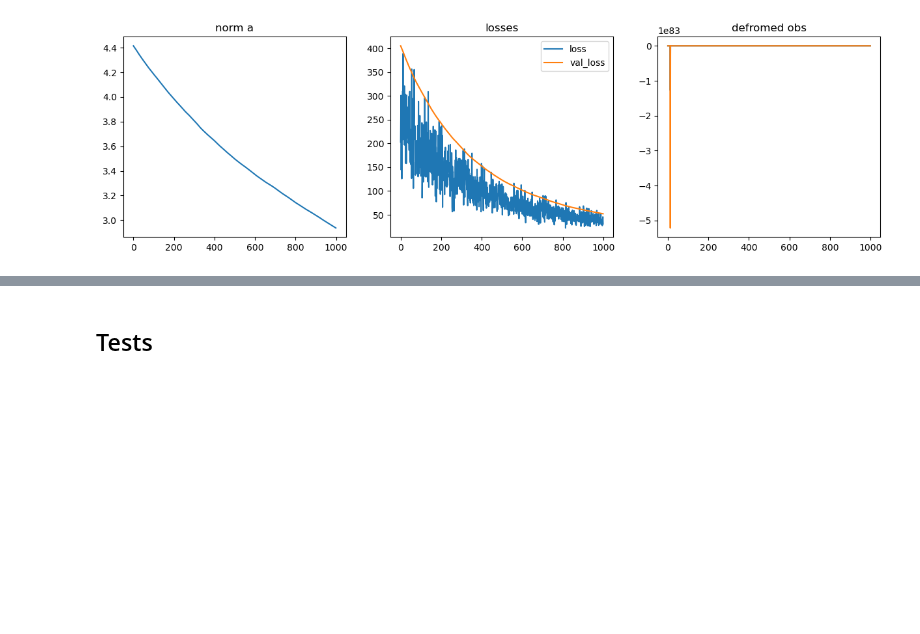
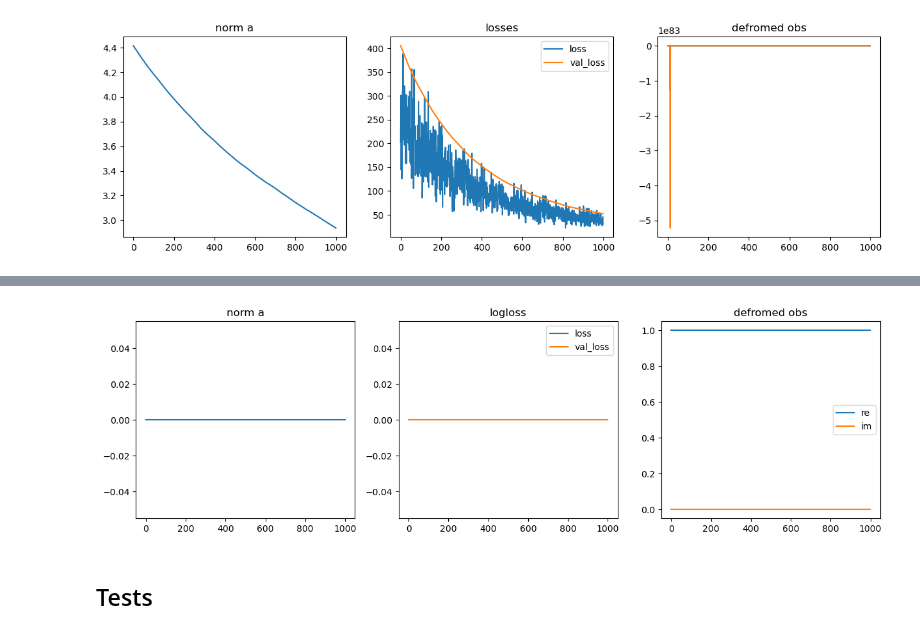
Before and after one commit to dHuberYoumans/CPNStN, a Jupyter notebook: toy_model/toy_model.ipynb, the cells around one changed output, grey strips where cells are left out. Drawn from its saved outputs; the diff is of its cells as text; code cells hidden in the pictures; blank space fills up the shorter version.

Commit message:
update deformization model
now new class ZeroDModel which takes deformation as a parameter

```diff
--- a/toy_model/toy_model.ipynb
+++ b/toy_model/toy_model.ipynb
@@ -830,3 +983,83 @@ ax[2].set_title('defromed obs');
+# %%
+# MODEL
+# n = 2
+
+# SET HYPERPARAMETERS
+beta = 1.0
+alpha = 1e-3
+
+# SET PARAMETERS
+a = 0.0*torch.randn(*phi.shape[1:]) # 2 deform params
+
+# SETUP MODEL
+model = ZeroDModel(dim_C=n,observable=lambda x: 1.0,deformation='linear',deformation_param=a,beta=beta)
+optimizer = optim.Adam(model.parameters(),lr=alpha)
+
+# TRAIN-VALIDATION-SPLIT
+split = int(0.7*phi.shape[0])
+phi_train = phi[:split]
+phi_val = phi[split:]
+
+# SET LOSS FUNCTION
+loss_fct = logloss
+
+# SET BATCH SIZE
+batch_size = 32
+
+# SET EPOCHS
+epochs = 1_000
+
+# FOR ANALYSIS
+anorm = []
+losses_train = []
+losses_val = []
+observable = []
+
+
+# TRAINING
+for epoch in tqdm(range(epochs)):
+    optimizer.zero_grad() # clear grads
+
+    # MINI-BATCHING
+    minibatch = np.random.randint(low=0,high=len(phi_train),size=batch_size)
+
+    # TRAIN
+    deformed_obs = model(samples=phi_train[minibatch])
+    loss_train =loss_fct(deformed_obs)
+    loss_train.backward()
+
+    with torch.no_grad():
+        observable.append(grab(deformed_obs).mean())
+
+    optimizer.step()
+
+    # VALIDATION
+    with torch.no_grad():
+        deformed_obs_val = model(samples=phi_val)
+        loss_val = loss_fct(deformed_obs_val)
+
+
+
+    losses_train.append(grab(loss_train))
+    losses_val.append(grab(loss_val))
+    anorm.append(np.linalg.norm(grab(a).ravel()))
+
+
+# PLOT
+fig, ax = plt.subplots(nrows=1,ncols=3,figsize=(15,4))
+
+ax[0].plot(anorm)
+ax[0].set_title('norm a')
+ax[1].plot(losses_train,label='loss')
+ax[1].plot(losses_val,label='val_loss')
+ax[1].legend()
+ax[1].set_title('logloss')
+ax[2].plot([z.real for z in observable],label='re')
+ax[2].plot([z.imag for z in observable],label='im')
+ax[2].set_title('defromed obs')
+ax[2].legend();
+# %% [output]
+[figure, added]
 # %% [markdown]
 ## Tests
 # %%
```
Also changed, not shown: parts of 6 cells of this notebook.
